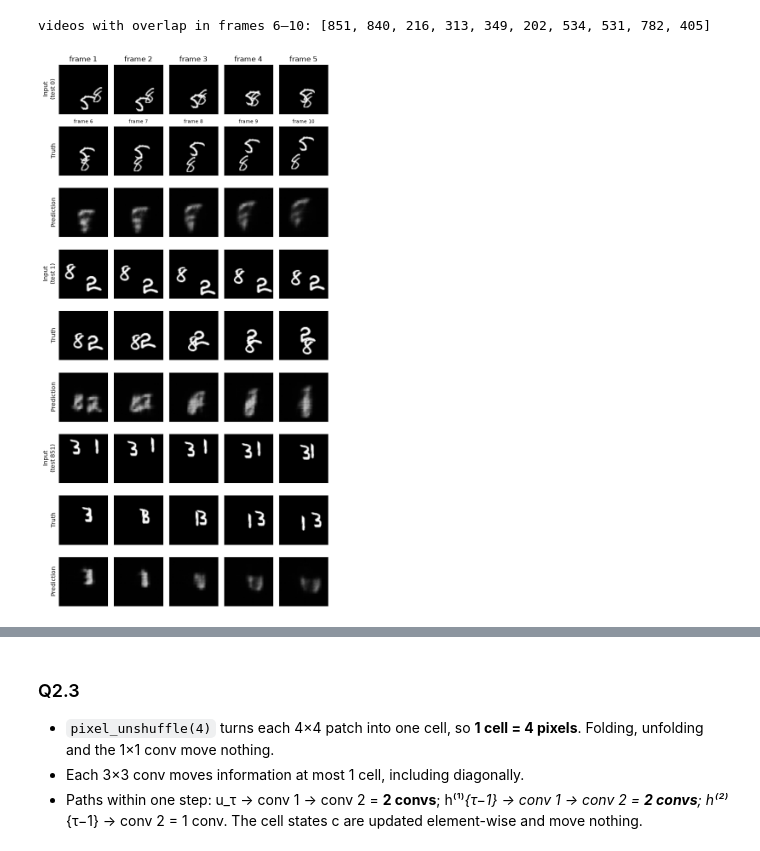
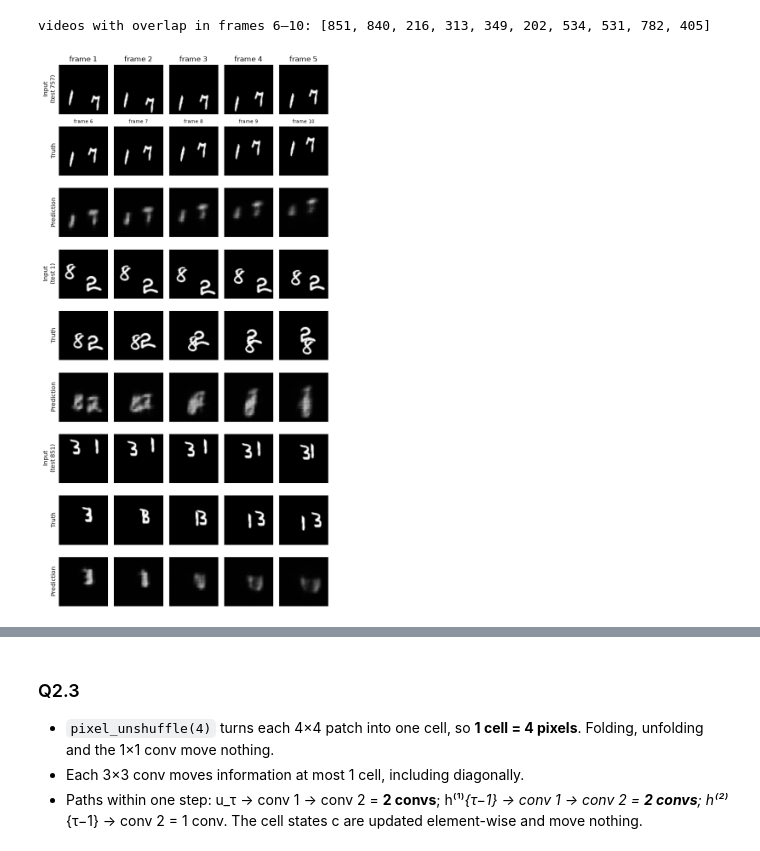
Before and after one commit to Ahmad-Gill/LUMS-Academics, a Jupyter notebook: Third Semester/Deep Learning For Time Space Grsph/Assignments/Assignment 2/Question2/25280065_Question_2.ipynb, the cells around one changed output, grey strips where cells are left out. Saved outputs shown, nothing was run; the diff lists cells and outputs as text; code cells hidden in the pictures.

```diff
--- a/Third Semester/Deep Learning For Time Space Grsph/Assignments/Assignment 2/Question2/25280065_Question_2.ipynb
+++ b/Third Semester/Deep Learning For Time Space Grsph/Assignments/Assignment 2/Question2/25280065_Question_2.ipynb
@@ -494,7 +494,7 @@ def eval_mse(f, videos=test_u8, t=1, k=1, T=None):
             out.append(((pred - Y) ** 2).mean(dim=(2, 3, 4)).cpu())
     return torch.cat(out)
 def fmt(v):
-    return f"{v:.2e}" if abs(v) < 1e-3 else f"{v:.3g}"
+    return f"{v:.2e}" if 0 < abs(v) < 1e-3 else f"{v:#.3g}"
 def fmt_seeds(v0, v1):
     return f"{fmt((v0 + v1) / 2)} ({fmt(v0)}, {fmt(v1)})"
 # %% [markdown]
@@ -535,21 +535,21 @@ videos with overlap in frames 6–10: [851, 840, 216, 313, 349, 202, 534, 531, 7
 # %%
 def plot_predictions(model, vids, fname):
     fig, ax = plt.subplots(3 * len(vids), 5, figsize=(7, 4.4 * len(vids)))
     for r, v in enumerate(vids):
         X, Y = get_window(to_float(test_u8[v:v+1].to(device)), 1, 1)
         with torch.no_grad():
             P = model(X)
         for c in range(5):
             for j, (name, img) in enumerate([("Input", X), ("Truth", Y), ("Prediction", P)]):
                 a = ax[3*r + j, c]
                 a.imshow(img[0, c, 0].cpu(), cmap="gray", vmin=0, vmax=1)
                 a.set_xticks([]); a.set_yticks([])
                 if c == 0: a.set_ylabel(f"{name}\n(test {v})" if j == 0 else name)
                 if r == 0 and j == 0: a.set_title(f"frame {c+1}")
                 if r == 0 and j == 1: a.set_title(f"frame {c+6}", fontsize=8)
     plt.tight_layout(); plt.savefig(fname, dpi=150); plt.show()
 
 overlap_vid = drop.argsort(descending=True)[0].item()
-plot_predictions(models_A[0], [0, 1, overlap_vid], "figures/fig2.png")
+plot_predictions(models_A[0], [757, 1, overlap_vid], "figures/fig2.png")
 # %% [output]
-[figure, old version]
+[figure, new version]
```
Also changed, not shown: parts of 14 cells of this notebook, 12 other files.
